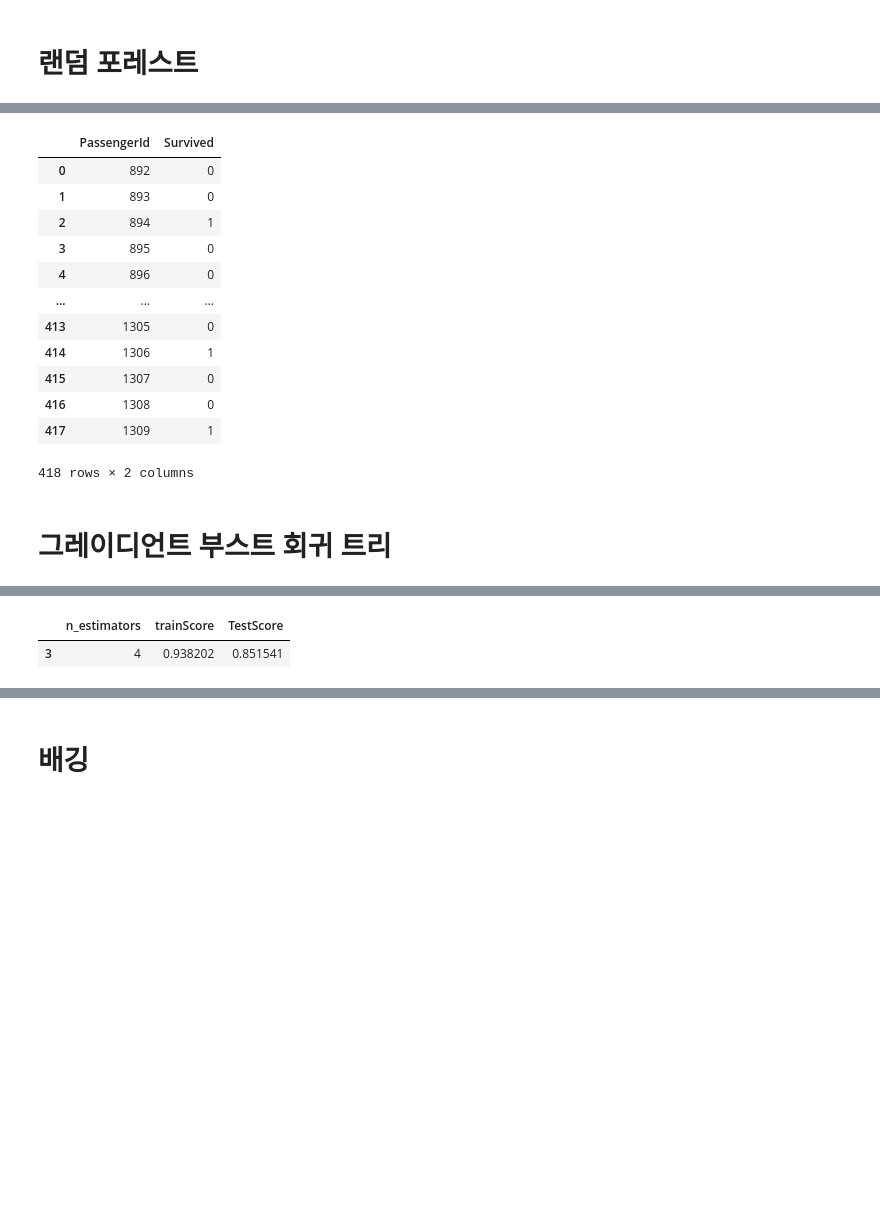
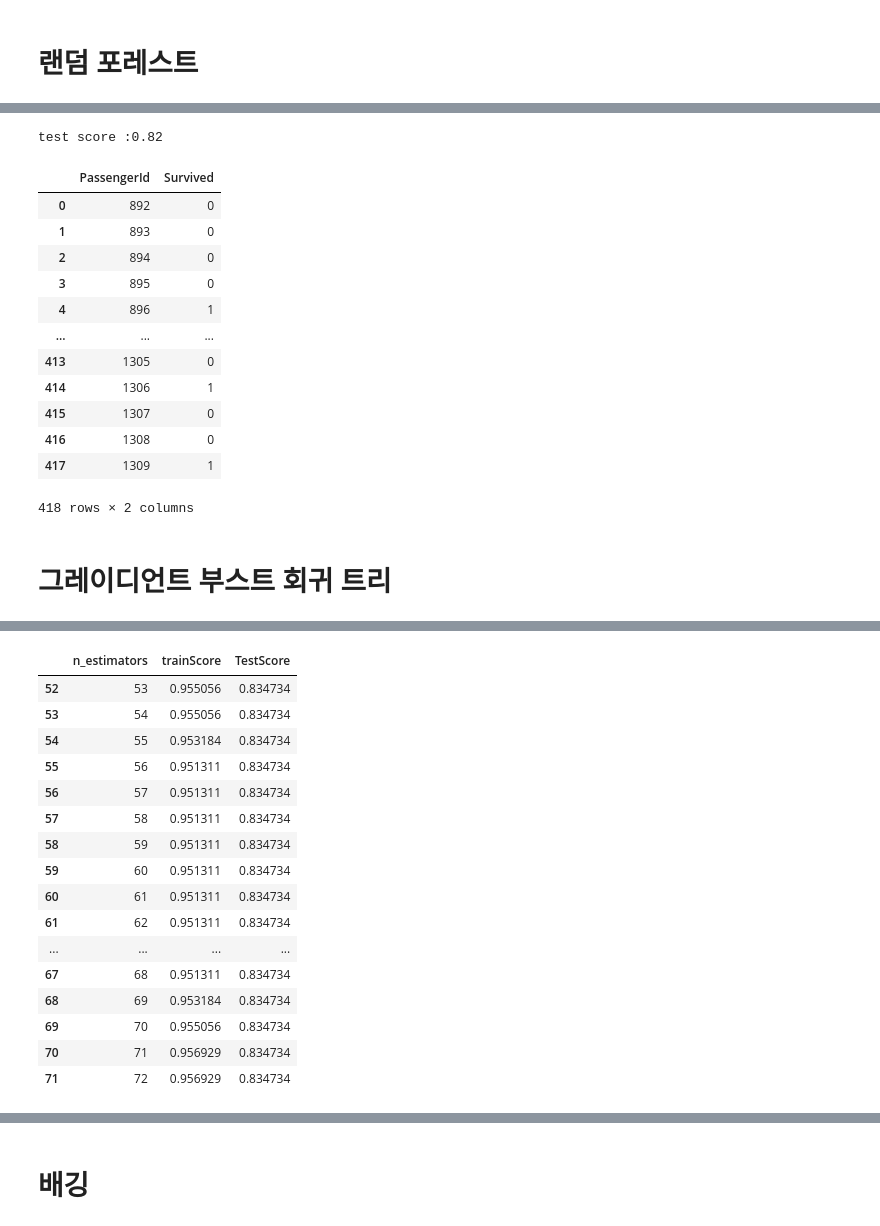
Before and after one commit to pentagram5/Machine_Learning-scikit_learn, a Jupyter notebook: Titanic_data_ML_for kaggle-김준연.ipynb, the cells around one changed output, grey strips where cells are left out. Cells and saved outputs as stored; diff of their text form; code cells hidden in the pictures; blank space fills up the shorter version.

```diff
--- a/Titanic_data_ML_for kaggle-김준연.ipynb
+++ b/Titanic_data_ML_for kaggle-김준연.ipynb
@@ -261,7 +270,10 @@ all_decision[all_decision['TestScore'] == all_decision['TestScore'].max()]
 # %%
-tree_clf = DecisionTreeClassifier(max_depth=69, random_state=0)
+tree_clf = DecisionTreeClassifier(max_depth=4, random_state=0)
 tree_clf.fit(X_train, y_train)
 result = tree_clf.predict(X_target_test)
+print('test score :{:.3f}'.format(tree_clf.score(X_test, y_test)))
+
+
 output = pd.DataFrame({'PassengerId' : titanic_test_data['PassengerId'],
                       'Survived' : result})
 output['Survived'] = output['Survived'].astype(int)
@@ -277,2 +290,16 @@ output.head()
 # %% [markdown]
 # 랜덤 포레스트
+# %%
+from sklearn.model_selection import GridSearchCV
+from sklearn.ensemble import RandomForestClassifier
+
+
+param_grid = {'max_depth':range(1,100)}
+grid_search=GridSearchCV(RandomForestClassifier(),param_grid,cv=5,return_train_score=True)
+grid_search.fit(X_train,y_train)
+print("트레인 세트 점수 : {:.2f}".format(grid_search.score(X_train,y_train)))
+print("테스트 세트 점수 : {:.2f}".format(grid_search.score(X_test,y_test)))
+
+print("최적 매개변수:",grid_search.best_params_)
+print("최고 교차 검증 점수:",grid_search.best_score_)
+print("최고 성능 모델:",grid_search.best_estimator_)
@@ -281,9 +320,8 @@ estimators = []
 trainScore =[]
 TestScore = []
 from sklearn.ensemble import RandomForestClassifier
-from tqdm import tqdm_notebook
 for i in tqdm_notebook(range(1,50)):
-    forest = RandomForestClassifier(n_estimators = i, random_state = 0, max_depth = 14)
+    forest = RandomForestClassifier(n_estimators = i, random_state = 0, max_depth =7)
     forest.fit(X_train, y_train)
     estimators.append(i)
     trainScore.append(format(forest.score(X_train, y_train)))
@@ -317,48 +346,65 @@ all_forest[all_forest['TestScore'] == all_forest['TestScore'].max()]
 # %%
-forest = RandomForestClassifier(n_estimators = 8, random_state = 0, max_depth = 14)
+forest = RandomForestClassifier(n_estimators = 21, random_state = 0, max_depth = 5)
 forest.fit(X_train, y_train)
 result = forest.predict(X_target_test)
+print('test score :{:.2f}'.format(forest.score(X_test, y_test)))
 output = pd.DataFrame({'PassengerId' : titanic_test_data['PassengerId'],
                       'Survived' : result})
 output['Survived'] = output['Survived'].astype(int)
 output.to_csv('my_submission_RandomForestClassifier.csv', index=False)
 output
 # %% [output]
+test score :0.82
 |  | PassengerId | Survived |
 | 0 | 892 | 0 |
 | 1 | 893 | 0 |
-| 2 | 894 | 1 |
+| 2 | 894 | 0 |
 | 3 | 895 | 0 |
-| 4 | 896 | 0 |
+| 4 | 896 | 1 |
 | ... | ... | ... |
 | 413 | 1305 | 0 |
 | 414 | 1306 | 1 |
 | 415 | 1307 | 0 |
 | 416 | 1308 | 0 |
 | 417 | 1309 | 1 |
-418 rows × 2 columns
+418 rows × 2 columns
 # %% [markdown]
 # 그레이디언트 부스트 회귀 트리
 # %%
 estimators = []
 trainScore =[]
 TestScore = []
 from tqdm import tqdm_notebook
 from sklearn.ensemble import GradientBoostingClassifier
 for i in tqdm_notebook(range(1,100)):
-    gbrt = GradientBoostingClassifier(n_estimators= 78, random_state= 0, max_depth=i)
+    gbrt = GradientBoostingClassifier(n_estimators= i, random_state= 0, max_depth=5)
     gbrt.fit(X_train, y_train)
     estimators.append(i)
     trainScore.append(format(gbrt.score(X_train, y_train)))
     TestScore.append(format(gbrt.score(X_test, y_test)))
 all_Gradient = pd.DataFrame({'n_estimators' : estimators,
                           'trainScore' : trainScore,
                           'TestScore': TestScore})
 all_Gradient['trainScore'] = all_Gradient['trainScore'].astype(float)
 all_Gradient['TestScore'] = all_Gradient['TestScore'].astype(float)
 all_Gradient[all_Gradient['TestScore'] == all_Gradient['TestScore'].max()]
 # %% [output]
 [interactive output not drawn]
 |  | n_estimators | trainScore | TestScore |
-| 3 | 4 | 0.938202 | 0.851541 |
+| 52 | 53 | 0.955056 | 0.834734 |
+| 53 | 54 | 0.955056 | 0.834734 |
+| 54 | 55 | 0.953184 | 0.834734 |
+| 55 | 56 | 0.951311 | 0.834734 |
+| 56 | 57 | 0.951311 | 0.834734 |
+| 57 | 58 | 0.951311 | 0.834734 |
+| 58 | 59 | 0.951311 | 0.834734 |
+| 59 | 60 | 0.951311 | 0.834734 |
+| 60 | 61 | 0.951311 | 0.834734 |
+| 61 | 62 | 0.951311 | 0.834734 |
+| ... | ... | ... | ... |
+| 67 | 68 | 0.951311 | 0.834734 |
+| 68 | 69 | 0.953184 | 0.834734 |
+| 69 | 70 | 0.955056 | 0.834734 |
+| 70 | 71 | 0.956929 | 0.834734 |
+| 71 | 72 | 0.956929 | 0.834734 |
 # %%
```
Also changed, not shown: parts of 15 cells of this notebook, 2 other files.
